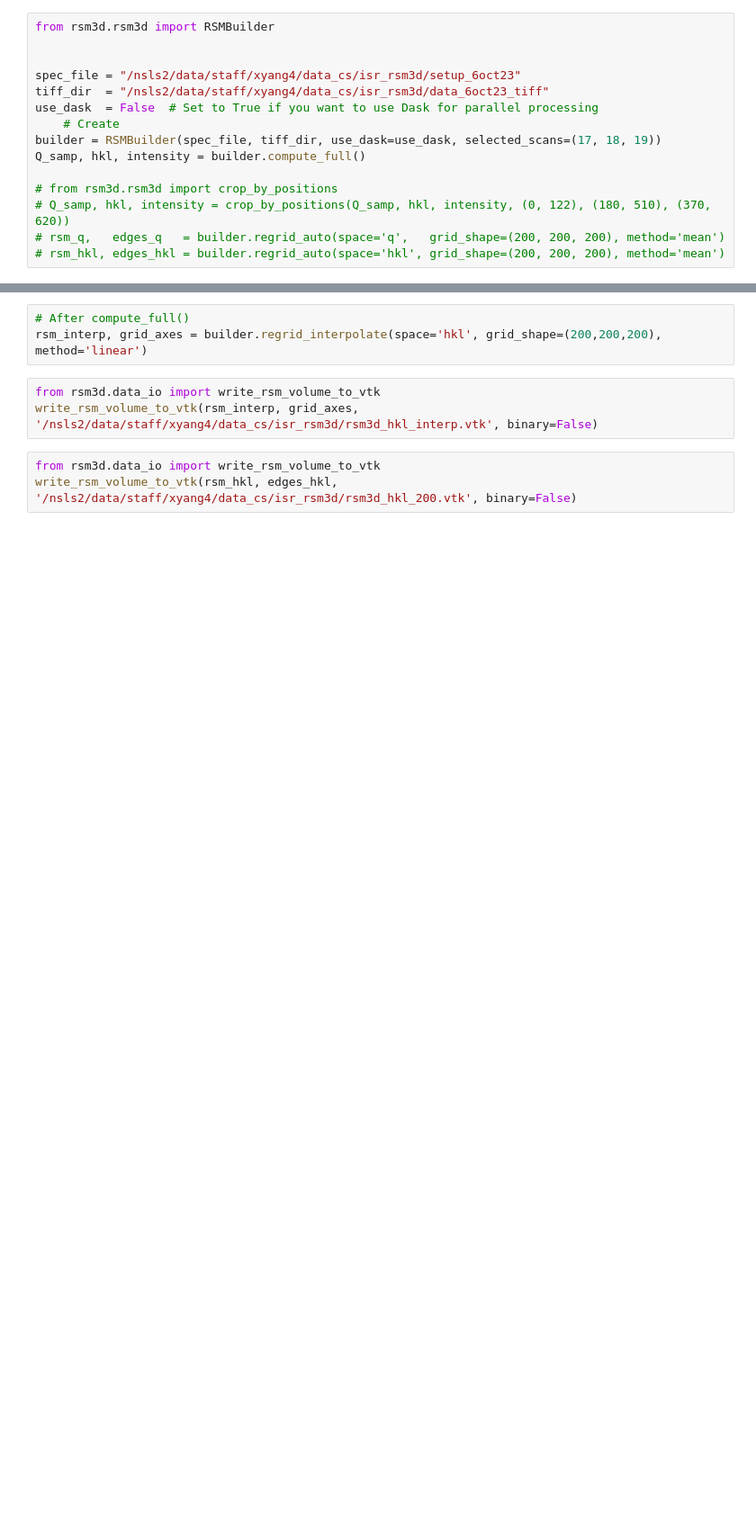
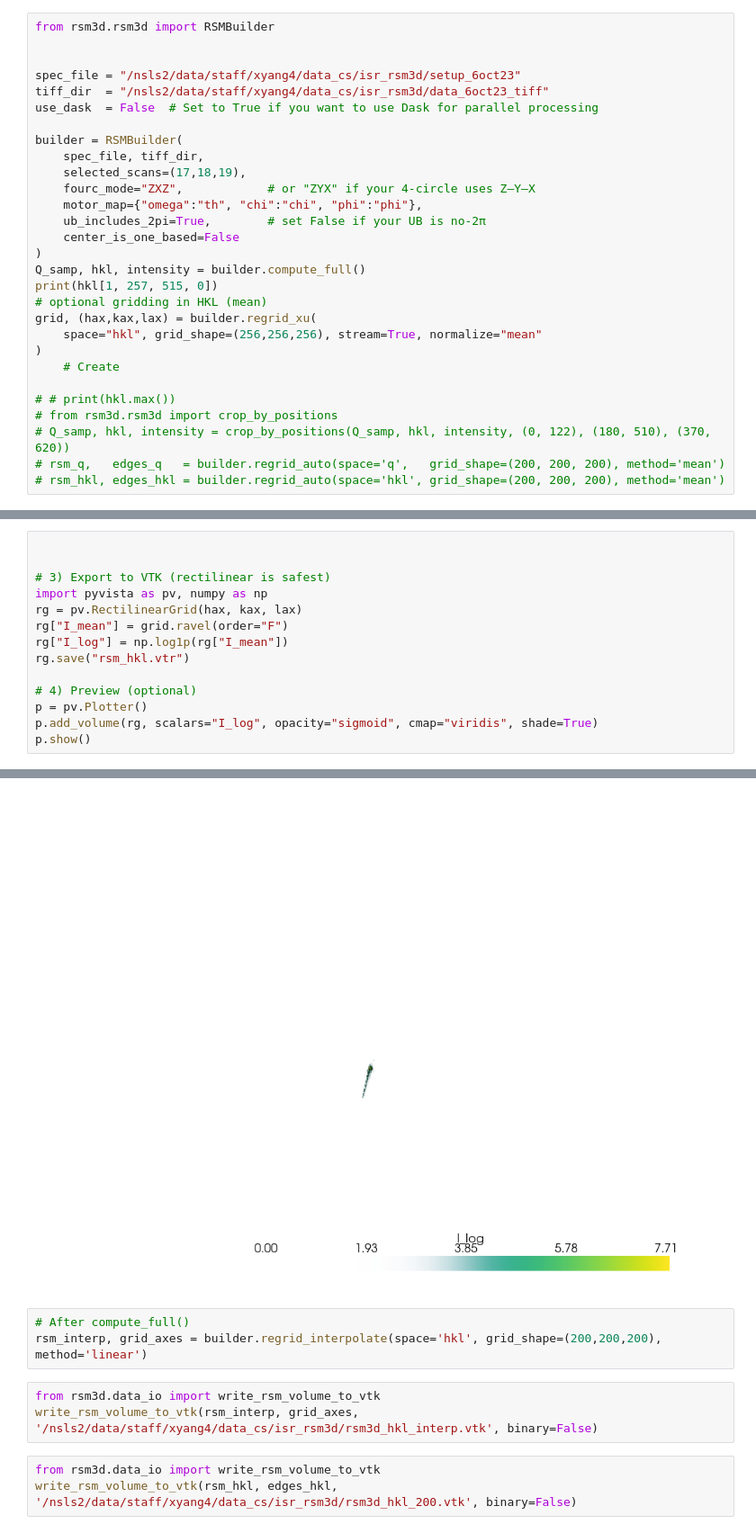
Before and after one commit to NSLS-II/pyisr, a Jupyter notebook: examples/rsm3d_example.ipynb, the cells around one changed output, grey strips where cells are left out. Shown at 90% size. Saved outputs shown, nothing was run; the diff lists cells and outputs as text; blank space fills up the shorter version.

```diff
--- a/examples/rsm3d_example.ipynb
+++ b/examples/rsm3d_example.ipynb
@@ -5,10 +5,24 @@ from rsm3d.rsm3d import RSMBuilder
 spec_file = "/nsls2/data/staff/xyang4/data_cs/isr_rsm3d/setup_6oct23"
 tiff_dir  = "/nsls2/data/staff/xyang4/data_cs/isr_rsm3d/data_6oct23_tiff"
 use_dask  = False  # Set to True if you want to use Dask for parallel processing
+
+builder = RSMBuilder(
+    spec_file, tiff_dir,
+    selected_scans=(17,18,19),
+    fourc_mode="ZXZ",            # or "ZYX" if your 4-circle uses Z–Y–X
+    motor_map={"omega":"th", "chi":"chi", "phi":"phi"},
+    ub_includes_2pi=True,        # set False if your UB is no-2π
+    center_is_one_based=False
+)
+Q_samp, hkl, intensity = builder.compute_full()
+print(hkl[1, 257, 515, 0])
+# optional gridding in HKL (mean)
+grid, (hax,kax,lax) = builder.regrid_xu(
+    space="hkl", grid_shape=(256,256,256), stream=True, normalize="mean"
+)
     # Create
-builder = RSMBuilder(spec_file, tiff_dir, use_dask=use_dask, selected_scans=(17, 18, 19))
-Q_samp, hkl, intensity = builder.compute_full()
 
+# # print(hkl.max())
 # from rsm3d.rsm3d import crop_by_positions
 # Q_samp, hkl, intensity = crop_by_positions(Q_samp, hkl, intensity, (0, 122), (180, 510), (370, 620))
 # rsm_q,   edges_q   = builder.regrid_auto(space='q',   grid_shape=(200, 200, 200), method='mean')
@@ -24,0 +32,15 @@ print(hkl.max())
+# %%
+
+
+# 3) Export to VTK (rectilinear is safest)
+import pyvista as pv, numpy as np
+rg = pv.RectilinearGrid(hax, kax, lax)
+rg["I_mean"] = grid.ravel(order="F")
+rg["I_log"] = np.log1p(rg["I_mean"])
+rg.save("rsm_hkl.vtr")
+
+# 4) Preview (optional)
+p = pv.Plotter()
+p.add_volume(rg, scalars="I_log", opacity="sigmoid", cmap="viridis", shade=True)
+p.show()
+# %% [output]
@@ -25,3 +51,4 @@ print(hkl.max())
+[figure, added]
 # %%
 # After compute_full()
 rsm_interp, grid_axes = builder.regrid_interpolate(space='hkl', grid_shape=(200,200,200), method='linear')
```
Also changed, not shown: parts of 7 cells of this notebook, 7 other files.
